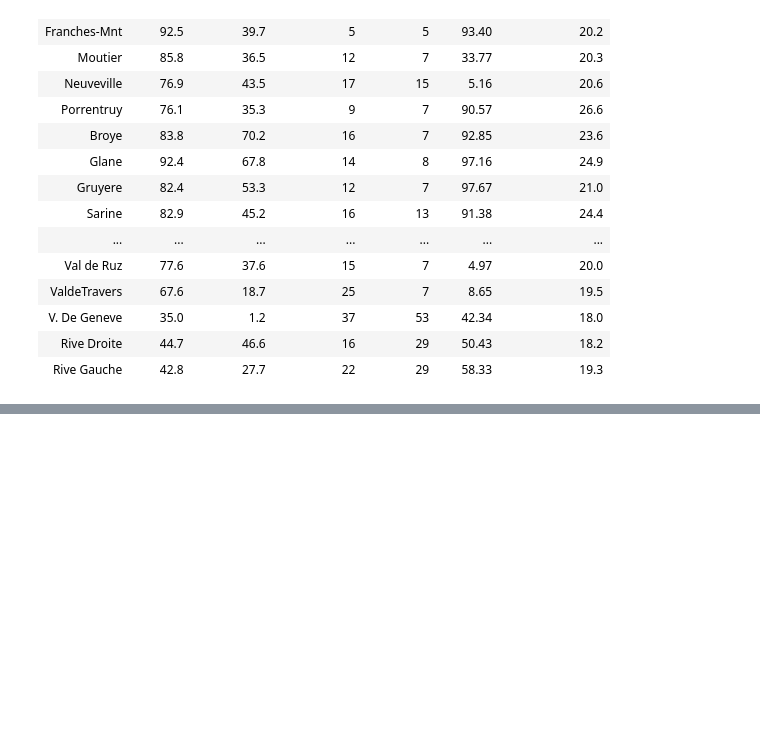
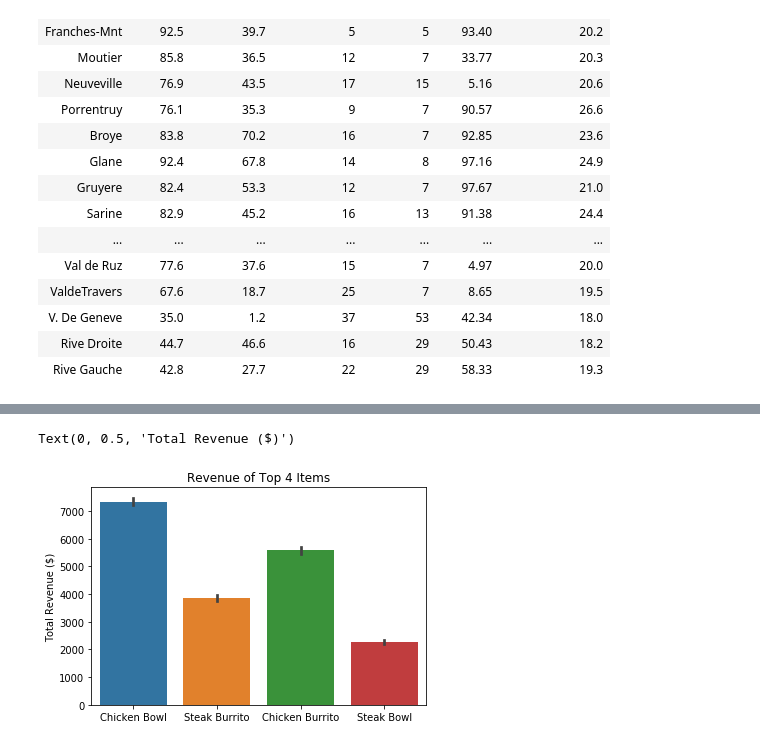
Before and after one commit to RyanMcCall/python-exercises, a Jupyter notebook: 4.8.5_seaborn_exercises.ipynb, the cells around one changed output, grey strips where cells are left out. Saved outputs shown, nothing was run; the diff lists cells and outputs as text; code cells hidden in the pictures; blank space fills up the shorter version.

```diff
--- a/4.8.5_seaborn_exercises.ipynb
+++ b/4.8.5_seaborn_exercises.ipynb
@@ -250,0 +279,3 @@ sns.heatmap(swiss.corr(), annot=True, cmap='Greens')
+# %%
+orders = pd.read_sql('SELECT * FROM orders', env.get_url('chipotle'))
+orders
@@ -250,0 +296,3 @@ sns.heatmap(swiss.corr(), annot=True, cmap='Greens')
+# %%
+orders.item_price = orders.item_price.str.replace('$', '').astype(float)
+orders
@@ -250,0 +322,10 @@ sns.heatmap(swiss.corr(), annot=True, cmap='Greens')
+# %%
+top_4_revenue = (
+    # Returns a dataframe where a column matches the check
+    orders.loc[
+        # This line checks if an item name from the database is in
+        # the top 4 revenue producers
+        orders.item_name.isin(orders.groupby('item_name').item_price.sum().nlargest(4).index)
+    ]
+)
+top_4_revenue
@@ -250,0 +346,8 @@ sns.heatmap(swiss.corr(), annot=True, cmap='Greens')
+# %%
+sns.barplot(data=top_4_revenue, x='item_name', y='item_price', estimator=np.sum)
+plt.title('Revenue of Top 4 Items')
+plt.xlabel('')
+plt.ylabel('Total Revenue ($)')
+# %% [output]
+Text(0, 0.5, 'Total Revenue ($)')
+[figure, added]
```
Also changed, not shown: parts of 19 cells of this notebook.
